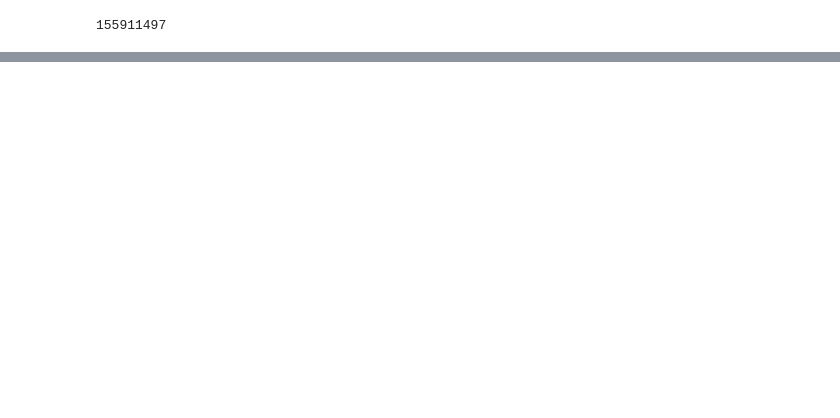
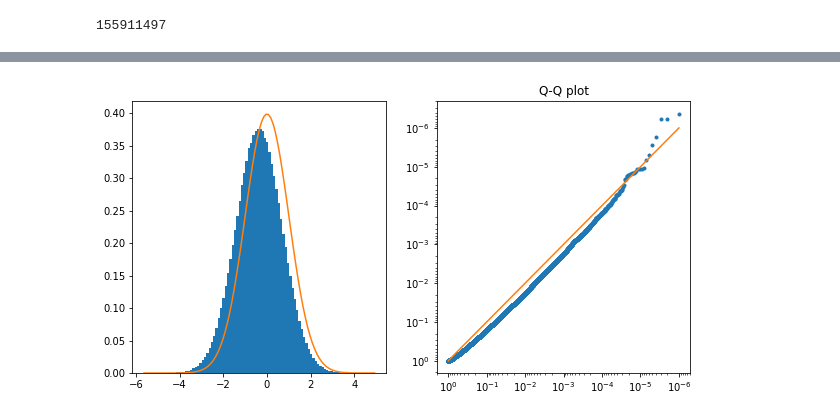
Before and after one commit to xroll174/Correct-Variability-Pipelines, a Jupyter notebook: results/Results.ipynb, the cells around one changed output, grey strips where cells are left out. Saved outputs shown, nothing was run; the diff lists cells and outputs as text; code cells hidden in the pictures; blank space fills up the shorter version.

```diff
--- a/results/Results.ipynb
+++ b/results/Results.ipynb
@@ -64,0 +158,8 @@ plt.show()
+# %%
+with open("sample_561_500.txt","r") as V0:
+    filecontents=V0.readlines()
+Vect_vox_561_500_sample=[float(i) for i in filecontents]
+# %%
+qqplot(Vect_vox_561_500_sample,100)
+# %% [output]
+[figure, added]
```
Also changed, not shown: parts of 50 cells of this notebook.
